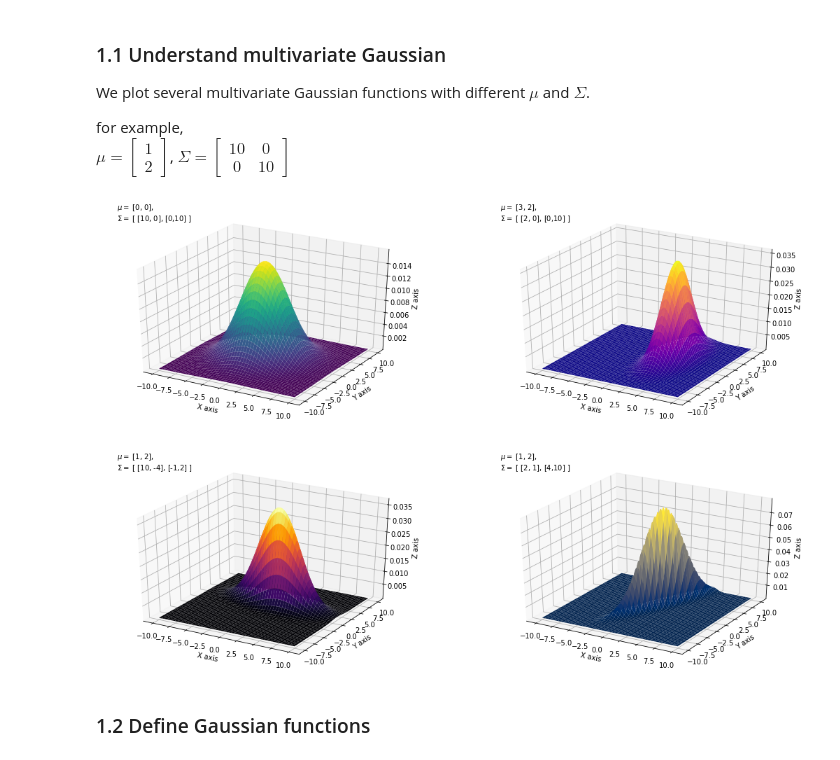
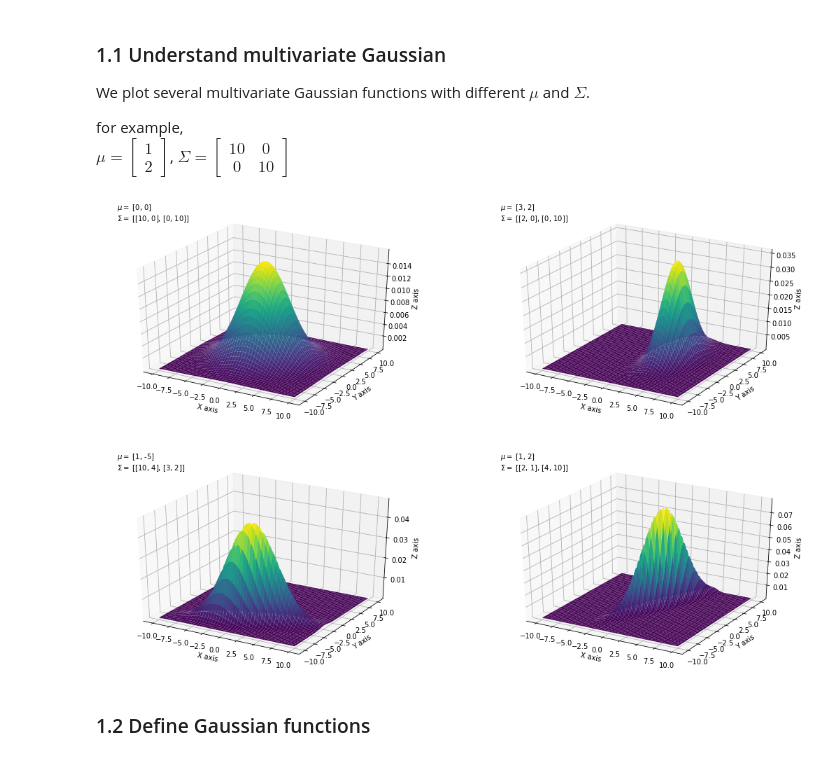
Before and after one commit to jchen8000/MachineLearning, a Jupyter notebook: Anomaly Detection/anomaly_detection.ipynb, the cells around one changed output. Cells and saved outputs as stored; diff of their text form; code cells hidden in the pictures.

```diff
--- a/Anomaly Detection/anomaly_detection.ipynb
+++ b/Anomaly Detection/anomaly_detection.ipynb
@@ -41,57 +41,36 @@ $ \Sigma = \begin{bmatrix} 10 & 0 \\0 & 10 \end{bmatrix}$
 # %%
 #Create grid and multivariate normal
 x = np.linspace(-10,10,500)
 y = np.linspace(-10,10,500)
 X, Y = np.meshgrid(x,y)
 pos = np.empty(X.shape + (2,))
 pos[:, :, 0] = X; pos[:, :, 1] = Y
 
-#Make 3D plots
-mu_x, mu_y = 0, 0
-variance_x, variance_y = 10, 10
-rv = multivariate_normal([mu_x, mu_y], [[variance_x, 0], [0, variance_y]])
+mu_list = [[0,0],
+           [3,2],
+           [1,-5],
+           [1,2] ]
+sigma_list = [ [[10,0],[0,10]],
+               [[2,0], [0,10]],
+               [[10,4],[3,2]],
+               [[2,1], [4,10]] ]
 
+# Draw 3D multivariate Gaussian plots
 fig = plt.figure(figsize=(18,12))
-ax = fig.add_subplot(2, 2, 1, projection='3d')
-ax.plot_surface(X, Y, rv.pdf(pos),cmap='viridis',linewidth=0)
-ax.text2D(0.05, 0.95, "$\mu=$ [0, 0],\n$\Sigma=$ [ [10, 0], [0,10] ]", transform=ax.transAxes)
-ax.set_xlabel('X axis')
-ax.set_ylabel('Y axis')
-ax.set_zlabel('Z axis')
+i = 0
+for mu, sigma in zip(mu_list, sigma_list):
+    rv = multivariate_normal(mu, sigma)
+    i = i + 1
+    ax = fig.add_subplot(2, 2, i, projection='3d')
+    ax.plot_surface(X, Y, rv.pdf(pos),cmap='viridis',linewidth=0)
+    ax.text2D(0.05, 0.95, "$\mu=$ %s\n$\Sigma=$ %s" % (mu,sigma), transform=ax.transAxes)
+    ax.set_xlabel('X axis')
+    ax.set_ylabel('Y axis')
+    ax.set_zlabel('Z axis')
 
-
-rv = multivariate_normal([3, 2], [[2, 0], [0, 10]])
-
-ax = fig.add_subplot(2, 2, 2, projection='3d')
-ax.plot_surface(X, Y, rv.pdf(pos),cmap='plasma',linewidth=0)
-ax.text2D(0.05, 0.95, "$\mu=$ [3, 2],\n$\Sigma=$ [ [2, 0], [0,10] ]", transform=ax.transAxes)
-ax.set_xlabel('X axis')
-ax.set_ylabel('Y axis')
-ax.set_zlabel('Z axis')
-
-
-rv = multivariate_normal([1, 2], [[10, -4], [-1, 2]])
-
-ax = fig.add_subplot(2, 2, 3, projection='3d')
-ax.plot_surface(X, Y, rv.pdf(pos),cmap='inferno',linewidth=0)
-ax.text2D(0.05, 0.95, "$\mu=$ [1, 2],\n$\Sigma=$ [ [10, -4], [-1,2] ]", transform=ax.transAxes)
-ax.set_xlabel('X axis')
-ax.set_ylabel('Y axis')
-ax.set_zlabel('Z axis')
-
-
-
-rv = multivariate_normal([1, 2], [[2, 1], [4, 10]])
-
-ax = fig.add_subplot(2, 2, 4, projection='3d')
-ax.plot_surface(X, Y, rv.pdf(pos),cmap='cividis',linewidth=0)
-ax.text2D(0.05, 0.95, "$\mu=$ [1, 2],\n$\Sigma=$ [ [2, 1], [4,10] ]", transform=ax.transAxes)
-ax.set_xlabel('X axis')
-ax.set_ylabel('Y axis')
-ax.set_zlabel('Z axis')
 plt.show()
 # %% [output]
-[figure, old version]
+[figure, new version]
 # %% [markdown]
 ### 1.2 Define Gaussian functions
 # %%
```
